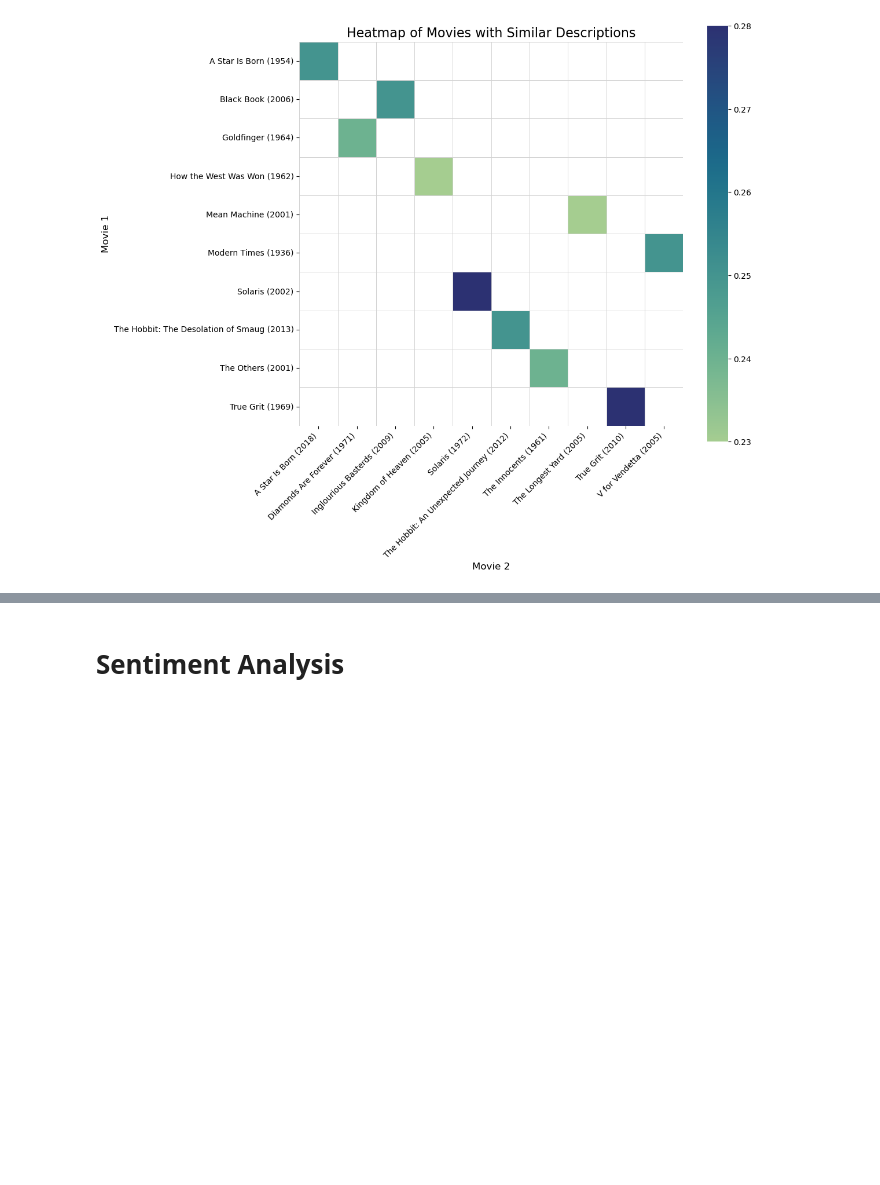
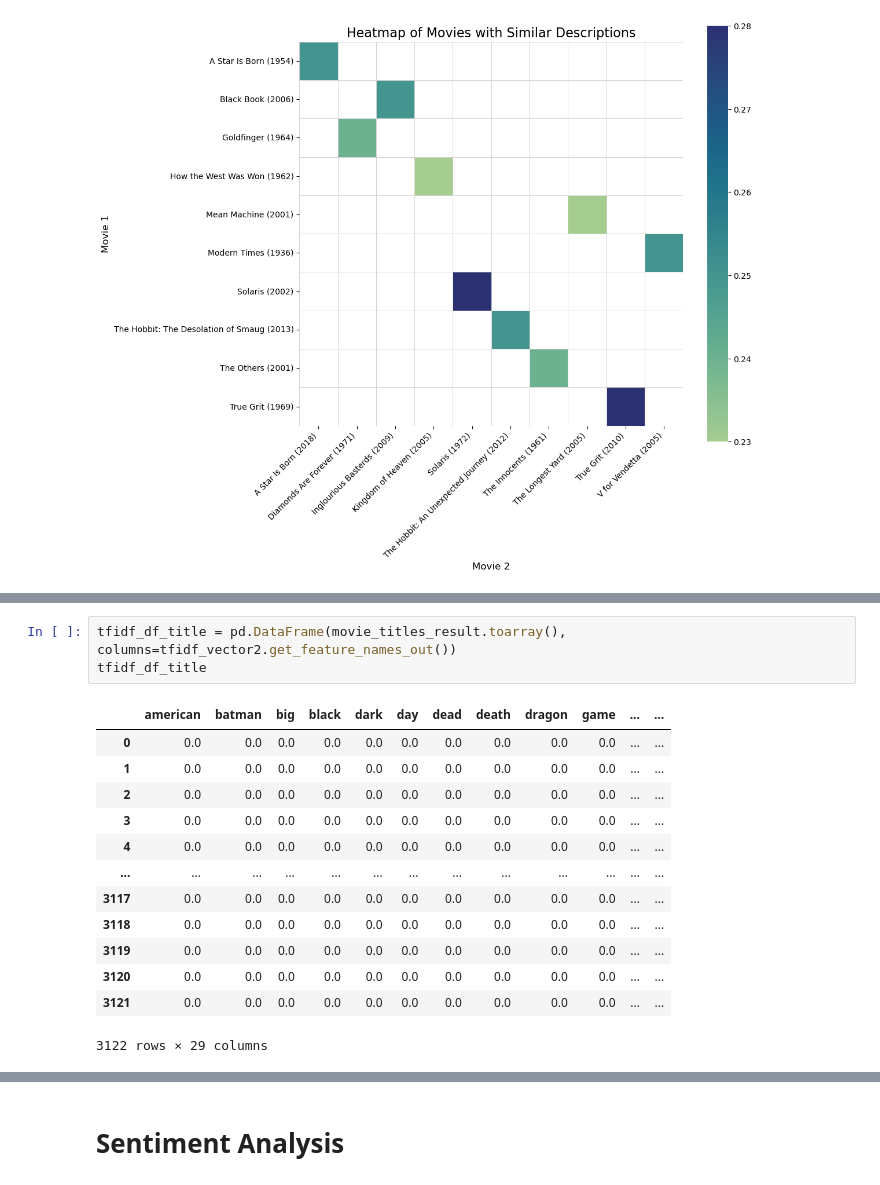
Before and after one commit to JasonMerit/ComputationalTools, a Jupyter notebook: Project/Combined_notebook.ipynb, the cells around one changed output, grey strips where cells are left out. Drawn from its saved outputs; the diff is of its cells as text; blank space fills up the shorter version.

```diff
--- a/Project/Combined_notebook.ipynb
+++ b/Project/Combined_notebook.ipynb
@@ -396,0 +451,17 @@ INDSÆT CLUSTERING UNDER DETTE!!
+# %%
+tfidf_df_title = pd.DataFrame(movie_titles_result.toarray(), columns=tfidf_vector2.get_feature_names_out())
+tfidf_df_title
+# %% [output]
+|  | american | batman | big | black | dark | day | dead | death | dragon | game | ... | ... |
+| 0 | 0.0 | 0.0 | 0.0 | 0.0 | 0.0 | 0.0 | 0.0 | 0.0 | 0.0 | 0.0 | ... | ... |
+| 1 | 0.0 | 0.0 | 0.0 | 0.0 | 0.0 | 0.0 | 0.0 | 0.0 | 0.0 | 0.0 | ... | ... |
+| 2 | 0.0 | 0.0 | 0.0 | 0.0 | 0.0 | 0.0 | 0.0 | 0.0 | 0.0 | 0.0 | ... | ... |
+| 3 | 0.0 | 0.0 | 0.0 | 0.0 | 0.0 | 0.0 | 0.0 | 0.0 | 0.0 | 0.0 | ... | ... |
+| 4 | 0.0 | 0.0 | 0.0 | 0.0 | 0.0 | 0.0 | 0.0 | 0.0 | 0.0 | 0.0 | ... | ... |
+| ... | ... | ... | ... | ... | ... | ... | ... | ... | ... | ... | ... | ... |
+| 3117 | 0.0 | 0.0 | 0.0 | 0.0 | 0.0 | 0.0 | 0.0 | 0.0 | 0.0 | 0.0 | ... | ... |
+| 3118 | 0.0 | 0.0 | 0.0 | 0.0 | 0.0 | 0.0 | 0.0 | 0.0 | 0.0 | 0.0 | ... | ... |
+| 3119 | 0.0 | 0.0 | 0.0 | 0.0 | 0.0 | 0.0 | 0.0 | 0.0 | 0.0 | 0.0 | ... | ... |
+| 3120 | 0.0 | 0.0 | 0.0 | 0.0 | 0.0 | 0.0 | 0.0 | 0.0 | 0.0 | 0.0 | ... | ... |
+| 3121 | 0.0 | 0.0 | 0.0 | 0.0 | 0.0 | 0.0 | 0.0 | 0.0 | 0.0 | 0.0 | ... | ... |
+3122 rows × 29 columns
```
Also changed, not shown: parts of 16 cells of this notebook, 1 other file.
